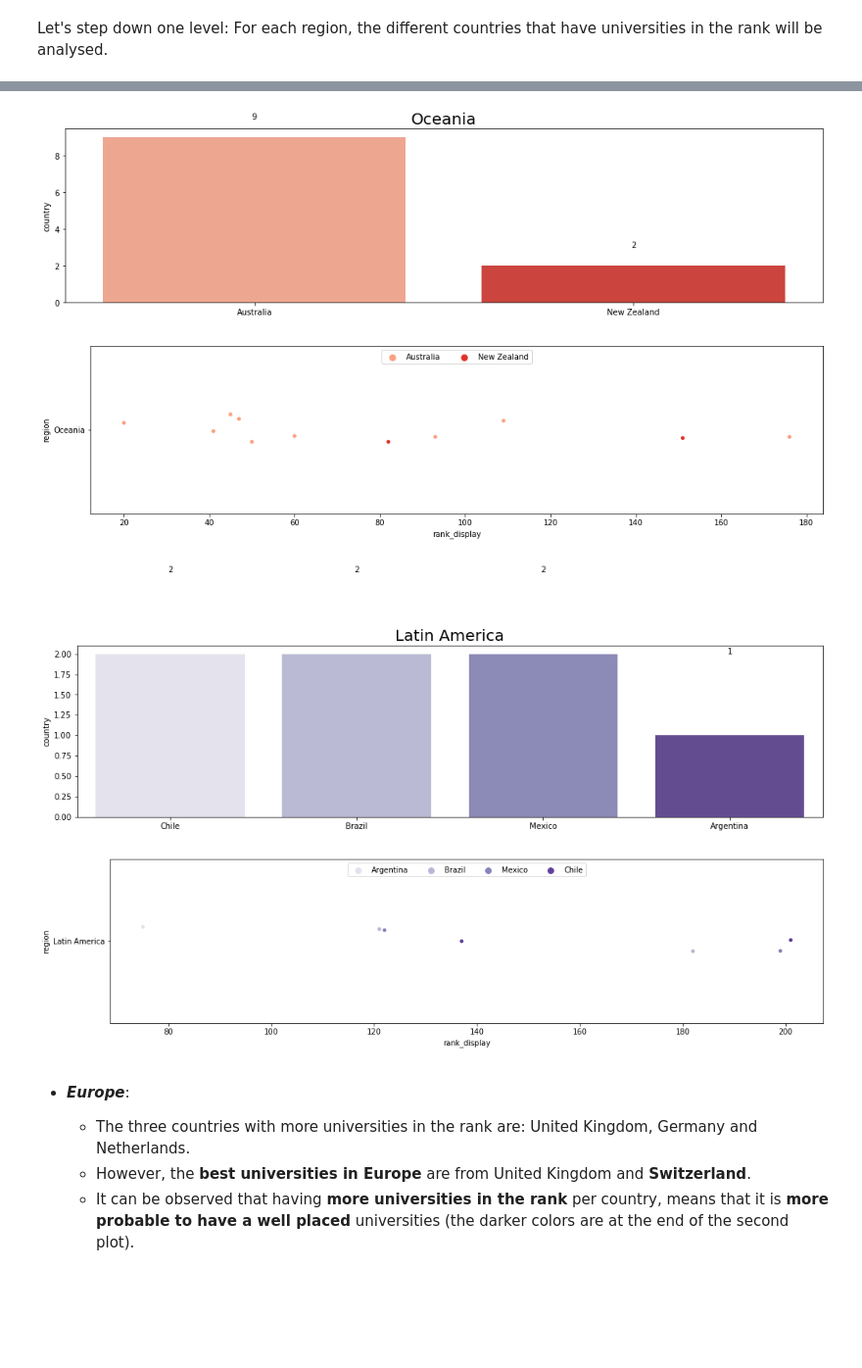
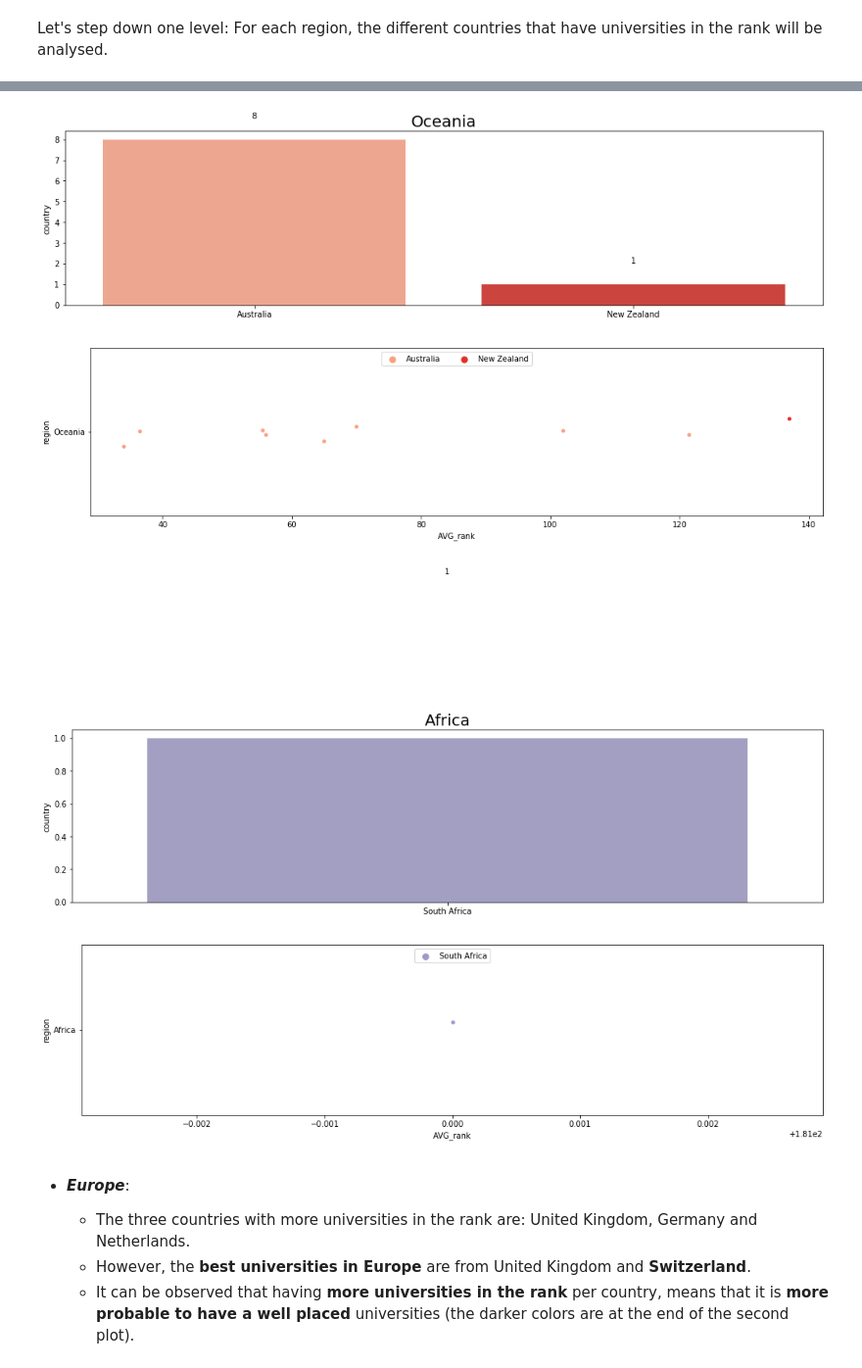
Before and after one commit to LucaZampieri/ADA_homework_LMX, a Jupyter notebook: 02 - Data from the Web/homework2.ipynb, the cells around one changed output, grey strips where cells are left out. Shown at 98% size. Cells and saved outputs as stored; diff of their text form; code cells hidden in the pictures; blank space fills up the shorter version.

Commit message:
Adapt the exploratory with the merged df

```diff
--- a/02 - Data from the Web/homework2.ipynb
+++ b/02 - Data from the Web/homework2.ipynb
@@ -1092,19 +911,19 @@ To start, let's check how many universities are there in the ranking per region:
 # %%
 # Visualize how many universitie sper country are there in the best 200 ranking
 plt.figure(figsize=(10,6))
-regions = qs_df.region.value_counts().index
-ax = sns.barplot(x=regions, y=qs_df.region.value_counts())
+regions = merged_df_avg.region.value_counts().index
+ax = sns.barplot(x=regions, y=merged_df_avg.region.value_counts())
 value_barplot_label(ax)
 plt.title("Figure 1: Number of universities per region", fontsize=20)
 
 # Rank distribution per region
 plt.figure(figsize=(14,6))
-sns.stripplot(x="rank_display", y="region", data=qs_df, jitter=True, order=qs_df.region.value_counts().index)
+sns.stripplot(x="AVG_rank", y="region", data=merged_df_avg, jitter=True, order=merged_df_avg.region.value_counts().index)
 plt.title("Figure 2: Rank distribution per region with stripplot", fontsize=20)
 
 # Rank distribution per region
 plt.figure(figsize=(14,6))
-sns.violinplot(x="rank_display", y="region", data=qs_df, order=qs_df.region.value_counts().index)
+sns.violinplot(x="AVG_rank", y="region", data=merged_df_avg, order=merged_df_avg.region.value_counts().index)
 plt.xlim(0,200)
 plt.title("Figure 3: Rank distribution per region with violinplot", fontsize=20)
 # %% [output]
@@ -1125,13 +944,13 @@ Let's step down one level: For each region, the different countries that have un
 colors = ['Blues','Oranges', 'Greens', 'Reds','Purples']
 for region, color in zip(regions, colors):
     plt.figure(figsize=(17,4))
-    x = qs_df.country[qs_df.region==region].value_counts().index
-    y = qs_df.country[qs_df.region==region].value_counts()
+    x = merged_df_avg.country[merged_df_avg.region==region].value_counts().index
+    y = merged_df_avg.country[merged_df_avg.region==region].value_counts()
     ax= sns.barplot(x=x, y=y, palette=color)
     value_barplot_label(ax)
     plt.title(region, fontsize=20)
 
     plt.figure(figsize=(17,4))
-    sns.stripplot(x="rank_display", y="region", data=qs_df[qs_df.region==region], jitter=True, hue="country", palette=color)
+    sns.stripplot(x="AVG_rank", y="region", data=merged_df_avg[merged_df_avg.region==region], jitter=True, hue="country", palette=color)
     plt.legend(loc='upper center', bbox_to_anchor=(0.5, 1), ncol=10, fancybox=True)
 # %% [output]
@@ -1144,7 +963,7 @@ for region, color in zip(regions, colors):
-[figure, old version]
+[figure, new version]
-[figure, old version]
+[figure, new version]
-[figure, old version]
+[figure, new version]
-[figure, old version]
+[figure, new version]
 # %% [markdown]
 - ***Europe***:
     * The three countries with more universities in the rank are: United Kingdom, Germany and Netherlands.
```
Also changed, not shown: parts of 60 cells of this notebook, 1 other file.
